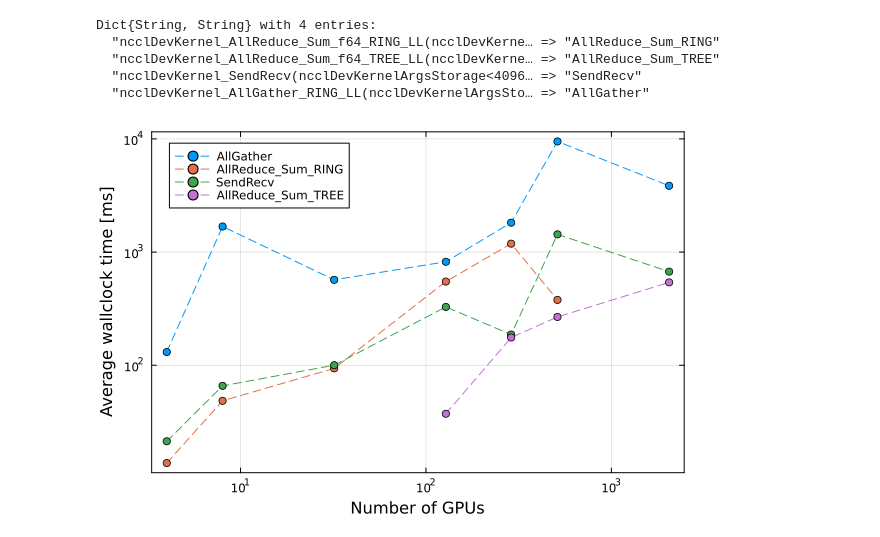
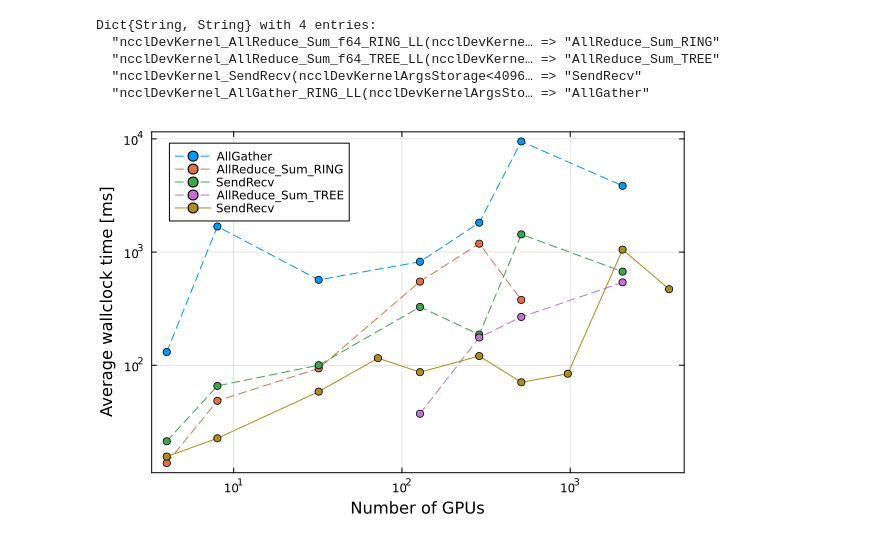
Before and after one commit to PRONTOLab/GB-25, a Jupyter notebook: analysis/analyze_perlmutter_2026.ipynb, the cells around one changed output. Cells and saved outputs as stored; diff of their text form; code cells hidden in the pictures.

Commit message:
update plots

```diff
--- a/analysis/analyze_perlmutter_2026.ipynb
+++ b/analysis/analyze_perlmutter_2026.ipynb
@@ -52,3 +92,3 @@ end
 # %%
-metric_keys = keys(run_metrics) |> collect
+metric_keys = union(Set(keys(run_metrics_co)), Set(keys(run_metrics_ab))) |> collect
 # %% [output]
@@ -241,21 +282,35 @@ Dict{String, String} with 4 entries:
 # %%
 plot()
 for k in nccl_metrics
-    d = sort(run_metrics[k], by=x->x.ngpu)
+    !(k in keys(run_metrics_ab)) && continue
+
+    d = sort(run_metrics_ab[k], by=x->x.ngpu)
     x = map(x->x.ngpu, d)
     y = map(x->x.mean, d)
     plot!(
         x, y, label=metric_names[k],
         markershape=:circle, linestyle=:dash
+    )
+end
+
+for k in nccl_metrics
+    !(k in keys(run_metrics_co)) && continue
+
+    d = sort(run_metrics_co[k], by=x->x.ngpu)
+    x = map(x->x.ngpu, d)
+    y = map(x->x.mean, d)
+    plot!(
+        x, y, label=metric_names[k],
+        markershape=:circle, linestyle=:solid
     )
 end
 
 plot!(
     xaxis=:log, yaxis=:log,
     framestyle=:box,
     legend=:topleft,
     xlabel="Number of GPUs",
     ylabel="Average wallclock time [ms]"
 )
 # %% [output]
-[figure, old version]
+[figure, new version]
```
Also changed, not shown: parts of 9 cells of this notebook, 1 other file.
